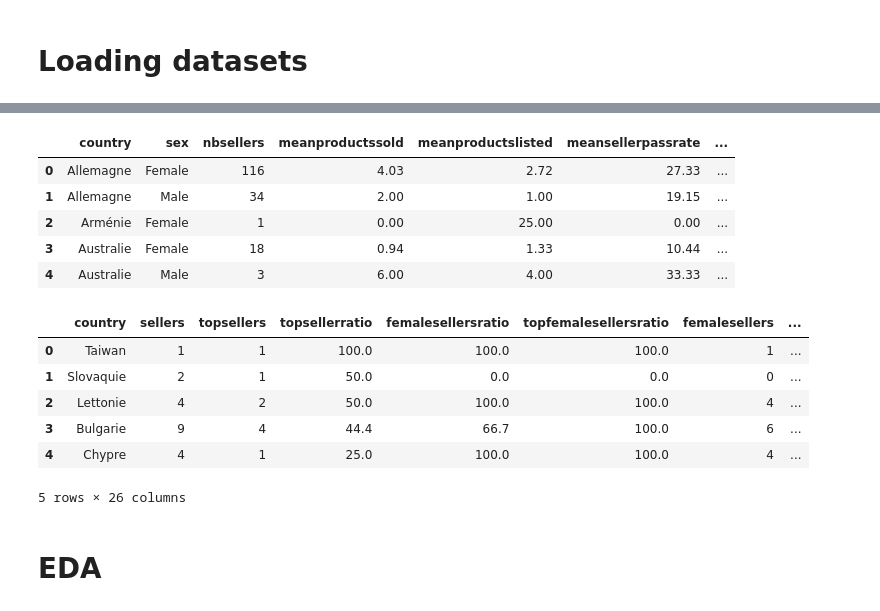
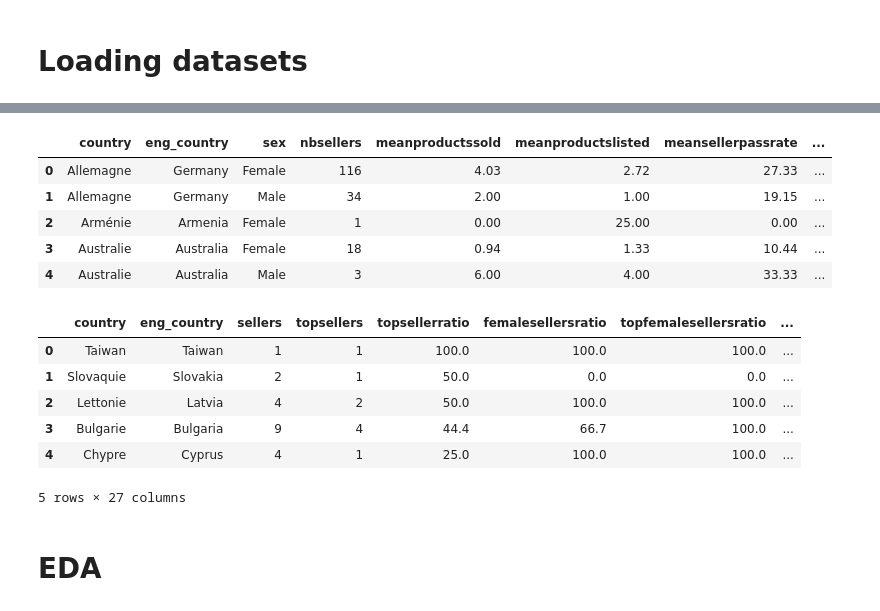
Before and after one commit to jon-ayala/JONATHANAYALA-CAPSTONE4, a Jupyter notebook: cap4.ipynb, the cells around one changed output, grey strips where cells are left out. Saved outputs shown, nothing was run; the diff lists cells and outputs as text; code cells hidden in the pictures.

Commit message:
Added files with English country names

```diff
--- a/cap4.ipynb
+++ b/cap4.ipynb
@@ -28,25 +47,30 @@ users.head(5)
 # %%
-# sellers: Comparison of seller accounts by country and gender.
-sellers = pd.read_csv('~/Documents/JONATHANAYALA-CAPSTONE4/DATA/comparison_of_sellers_by_gender_and_country.csv')
+# Comparison of seller accounts by country and gender
+
+sellers = pd.read_csv('~/Documents/JONATHANAYALA-CAPSTONE4/DATA/sellers.csv', encoding='utf8')
+
 sellers.head(5)
 # %% [output]
-|  | country | sex | nbsellers | meanproductssold | meanproductslisted | meansellerpassrate | ... |
-| 0 | Allemagne | Female | 116 | 4.03 | 2.72 | 27.33 | ... |
-| 1 | Allemagne | Male | 34 | 2.00 | 1.00 | 19.15 | ... |
-| 2 | Arménie | Female | 1 | 0.00 | 25.00 | 0.00 | ... |
-| 3 | Australie | Female | 18 | 0.94 | 1.33 | 10.44 | ... |
-| 4 | Australie | Male | 3 | 6.00 | 4.00 | 33.33 | ... |
+|  | country | eng_country | sex | nbsellers | meanproductssold | meanproductslisted | meansellerpassrate | ... |
+| 0 | Allemagne | Germany | Female | 116 | 4.03 | 2.72 | 27.33 | ... |
+| 1 | Allemagne | Germany | Male | 34 | 2.00 | 1.00 | 19.15 | ... |
+| 2 | Arménie | Armenia | Female | 1 | 0.00 | 25.00 | 0.00 | ... |
+| 3 | Australie | Australia | Female | 18 | 0.94 | 1.33 | 10.44 | ... |
+| 4 | Australie | Australia | Male | 3 | 6.00 | 4.00 | 33.33 | ... |
 # %%
-# topsellers: Statistics about countries with top sellers. Top sellers were defined as those with >= 20 products sold.
-# They represent approximately the top 10% of all seller accounts in the dataset.
-# (Seller accounts are those who successfully sold at least 1 product).
-topsellers = pd.read_csv('~/Documents/JONATHANAYALA-CAPSTONE4/DATA/countries_with_top_sellers_fashion_c2c.csv')
+# Stats about countries with top sellers. Top sellers those with >= 20 products sold
+# They represent ~ the top 10% of all seller accounts in the dataset
+# (Seller accounts are those who successfully sold at least 1 product)
+# These are just insights extracted from the main file!
+
+topsellers = pd.read_csv('~/Documents/JONATHANAYALA-CAPSTONE4/DATA/topsellers.csv', encoding='utf8')
+
 topsellers.head(5)
 # %% [output]
-|  | country | sellers | topsellers | topsellerratio | femalesellersratio | topfemalesellersratio | femalesellers | ... |
-| 0 | Taiwan | 1 | 1 | 100.0 | 100.0 | 100.0 | 1 | ... |
-| 1 | Slovaquie | 2 | 1 | 50.0 | 0.0 | 0.0 | 0 | ... |
-| 2 | Lettonie | 4 | 2 | 50.0 | 100.0 | 100.0 | 4 | ... |
-| 3 | Bulgarie | 9 | 4 | 44.4 | 66.7 | 100.0 | 6 | ... |
-| 4 | Chypre | 4 | 1 | 25.0 | 100.0 | 100.0 | 4 | ... |
+|  | country | eng_country | sellers | topsellers | topsellerratio | femalesellersratio | topfemalesellersratio | ... |
+| 0 | Taiwan | Taiwan | 1 | 1 | 100.0 | 100.0 | 100.0 | ... |
+| 1 | Slovaquie | Slovakia | 2 | 1 | 50.0 | 0.0 | 0.0 | ... |
+| 2 | Lettonie | Latvia | 4 | 2 | 50.0 | 100.0 | 100.0 | ... |
+| 3 | Bulgarie | Bulgaria | 9 | 4 | 44.4 | 66.7 | 100.0 | ... |
+| 4 | Chypre | Cyprus | 4 | 1 | 25.0 | 100.0 | 100.0 | ... |
-5 rows × 26 columns
+5 rows × 27 columns
```
Also changed, not shown: parts of 11 cells of this notebook, 5 other files.
